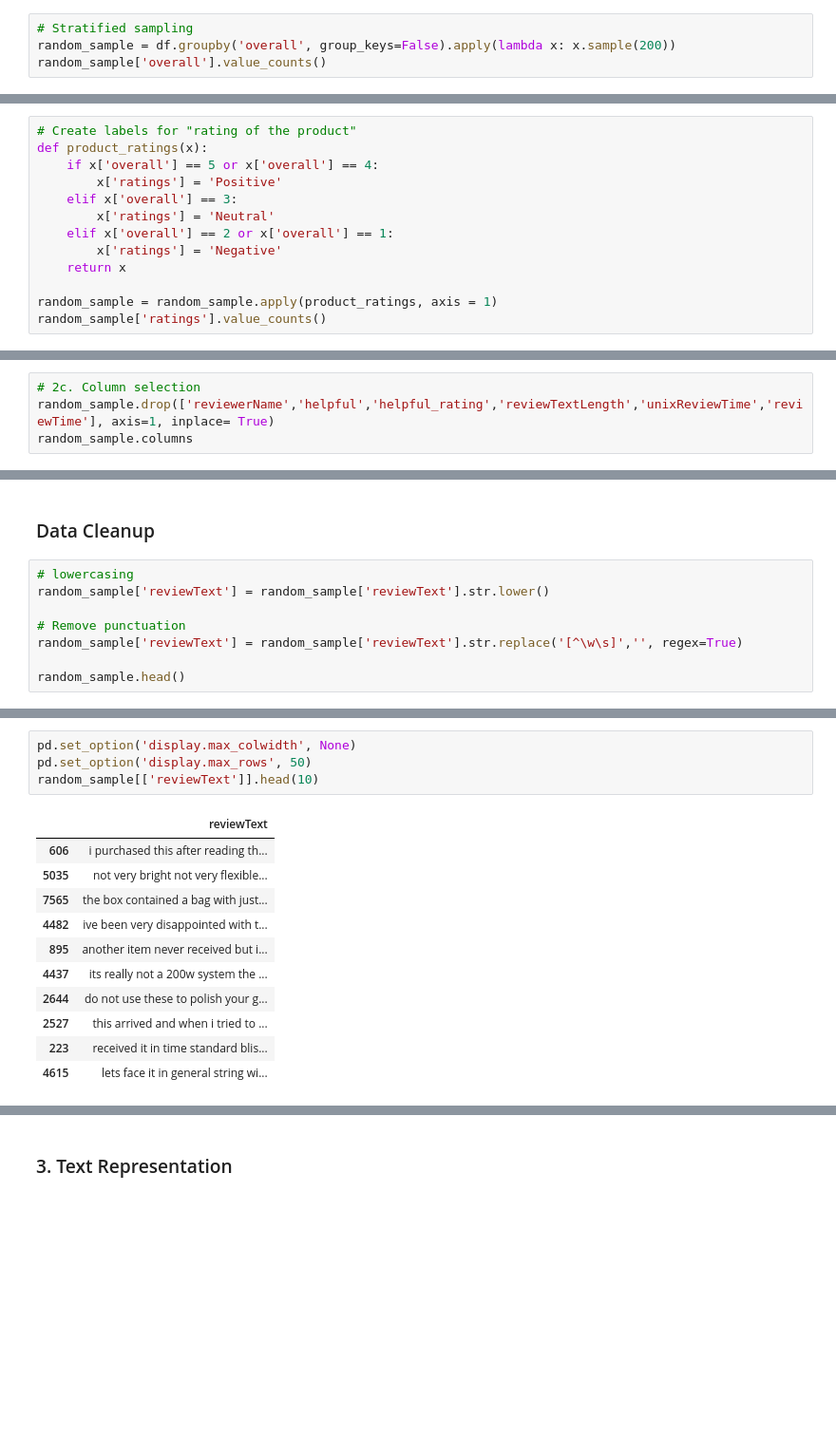
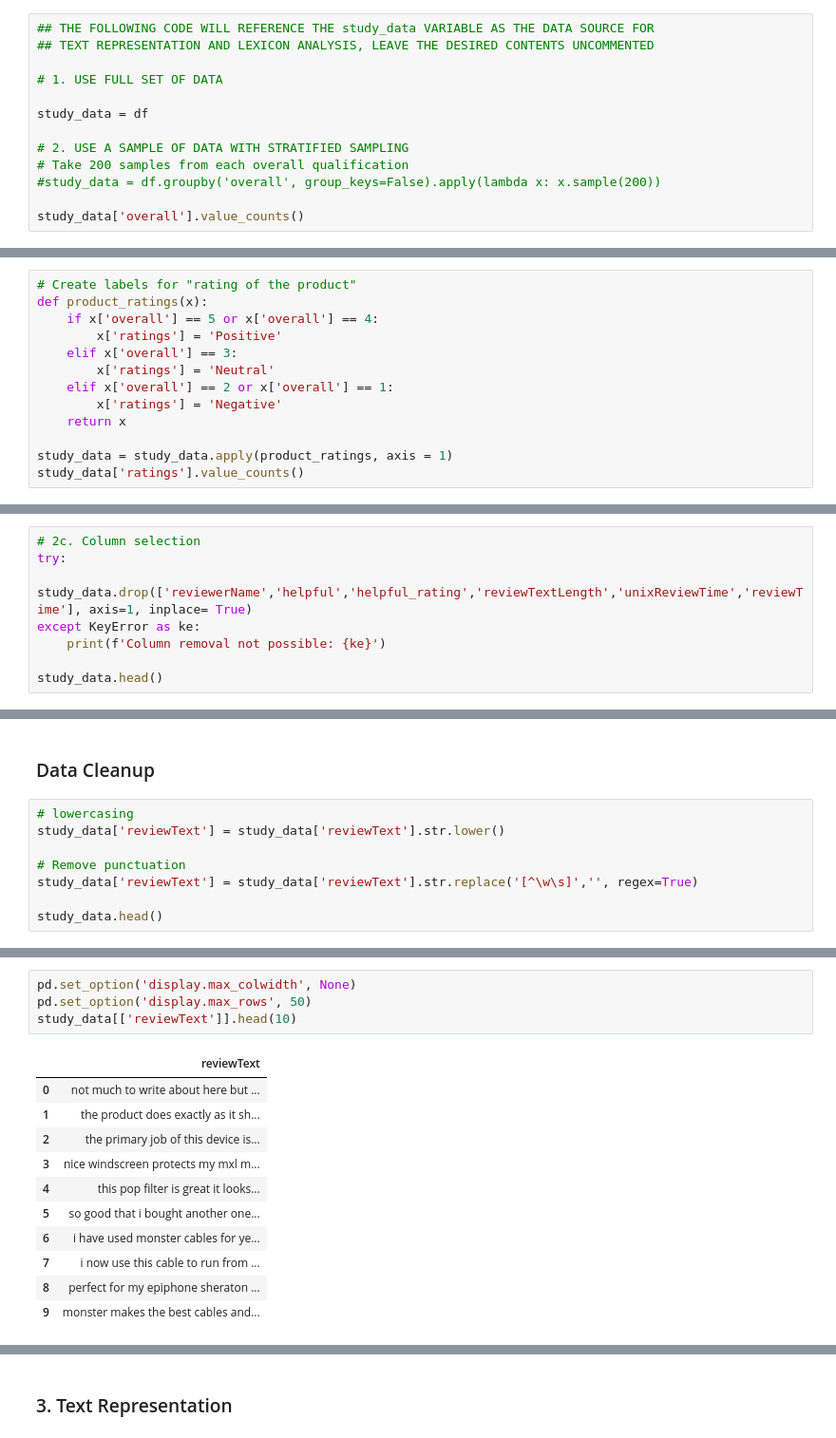
Before and after one commit to naromerol/COMP262_Project_Sentiment_Analysis, a Jupyter notebook: COMP262_NLP_Project.ipynb, the cells around one changed output, grey strips where cells are left out. Shown: that part at 95% size. Drawn from its saved outputs; the diff is of its cells as text; blank space fills up the shorter version.

```diff
--- a/COMP262_NLP_Project.ipynb
+++ b/COMP262_NLP_Project.ipynb
@@ -318,5 +320,14 @@ max    5.000000    1.388102e+09               0.0        1.000000
 # %%
-# Stratified sampling
-random_sample = df.groupby('overall', group_keys=False).apply(lambda x: x.sample(200))
-random_sample['overall'].value_counts()
+## THE FOLLOWING CODE WILL REFERENCE THE study_data VARIABLE AS THE DATA SOURCE FOR
+## TEXT REPRESENTATION AND LEXICON ANALYSIS, LEAVE THE DESIRED CONTENTS UNCOMMENTED
+
+# 1. USE FULL SET OF DATA
+
+study_data = df
+
+# 2. USE A SAMPLE OF DATA WITH STRATIFIED SAMPLING
+# Take 200 samples from each overall qualification
+#study_data = df.groupby('overall', group_keys=False).apply(lambda x: x.sample(200))
+
+study_data['overall'].value_counts()
 # %% [output]
@@ -337,6 +348,6 @@ def product_ratings(x):
         x['ratings'] = 'Negative'
     return x
 
-random_sample = random_sample.apply(product_ratings, axis = 1)
-random_sample['ratings'].value_counts()
+study_data = study_data.apply(product_ratings, axis = 1)
+study_data['ratings'].value_counts()
 # %% [output]
@@ -368,6 +379,10 @@ dtypes: float64(1), int64(3), object(8)
 memory usage: 101.6+ KB
 # %%
 # 2c. Column selection
-random_sample.drop(['reviewerName','helpful','helpful_rating','reviewTextLength','unixReviewTime','reviewTime'], axis=1, inplace= True)
-random_sample.columns
+try:
+    study_data.drop(['reviewerName','helpful','helpful_rating','reviewTextLength','unixReviewTime','reviewTime'], axis=1, inplace= True)
+except KeyError as ke:
+    print(f'Column removal not possible: {ke}')
+
+study_data.head()
 # %% [output]
@@ -376,11 +397,11 @@ Index(['reviewerID', 'asin', 'reviewText', 'overall', 'summary', 'ratings'], dty
 ### Data Cleanup
 # %%
 # lowercasing
-random_sample['reviewText'] = random_sample['reviewText'].str.lower()
+study_data['reviewText'] = study_data['reviewText'].str.lower()
 
 # Remove punctuation
-random_sample['reviewText'] = random_sample['reviewText'].str.replace('[^\w\s]','', regex=True)
+study_data['reviewText'] = study_data['reviewText'].str.replace('[^\w\s]','', regex=True)
 
-random_sample.head()
+study_data.head()
 # %% [output]
 |  | reviewerID | asin | reviewText | overall | summary | ratings |
@@ -392,17 +413,17 @@ random_sample.head()
 # %%
 pd.set_option('display.max_colwidth', None)
 pd.set_option('display.max_rows', 50)
-random_sample[['reviewText']].head(10)
+study_data[['reviewText']].head(10)
 # %% [output]
 |  | reviewText |
-| 606 | i purchased this after reading th... |
-| 5035 | not very bright not very flexible... |
-| 7565 | the box contained a bag with just... |
-| 4482 | ive been very disappointed with t... |
-| 895 | another item never received but i... |
-| 4437 | its really not a 200w system the ... |
-| 2644 | do not use these to polish your g... |
-| 2527 | this arrived and when i tried to ... |
-| 223 | received it in time standard blis... |
-| 4615 | lets face it in general string wi... |
+| 0 | not much to write about here but ... |
+| 1 | the product does exactly as it sh... |
+| 2 | the primary job of this device is... |
+| 3 | nice windscreen protects my mxl m... |
+| 4 | this pop filter is great it looks... |
+| 5 | so good that i bought another one... |
+| 6 | i have used monster cables for ye... |
+| 7 | i now use this cable to run from ... |
+| 8 | perfect for my epiphone sheraton ... |
+| 9 | monster makes the best cables and... |
 # %%
```
Also changed, not shown: parts of 27 cells of this notebook, 5 other files.
